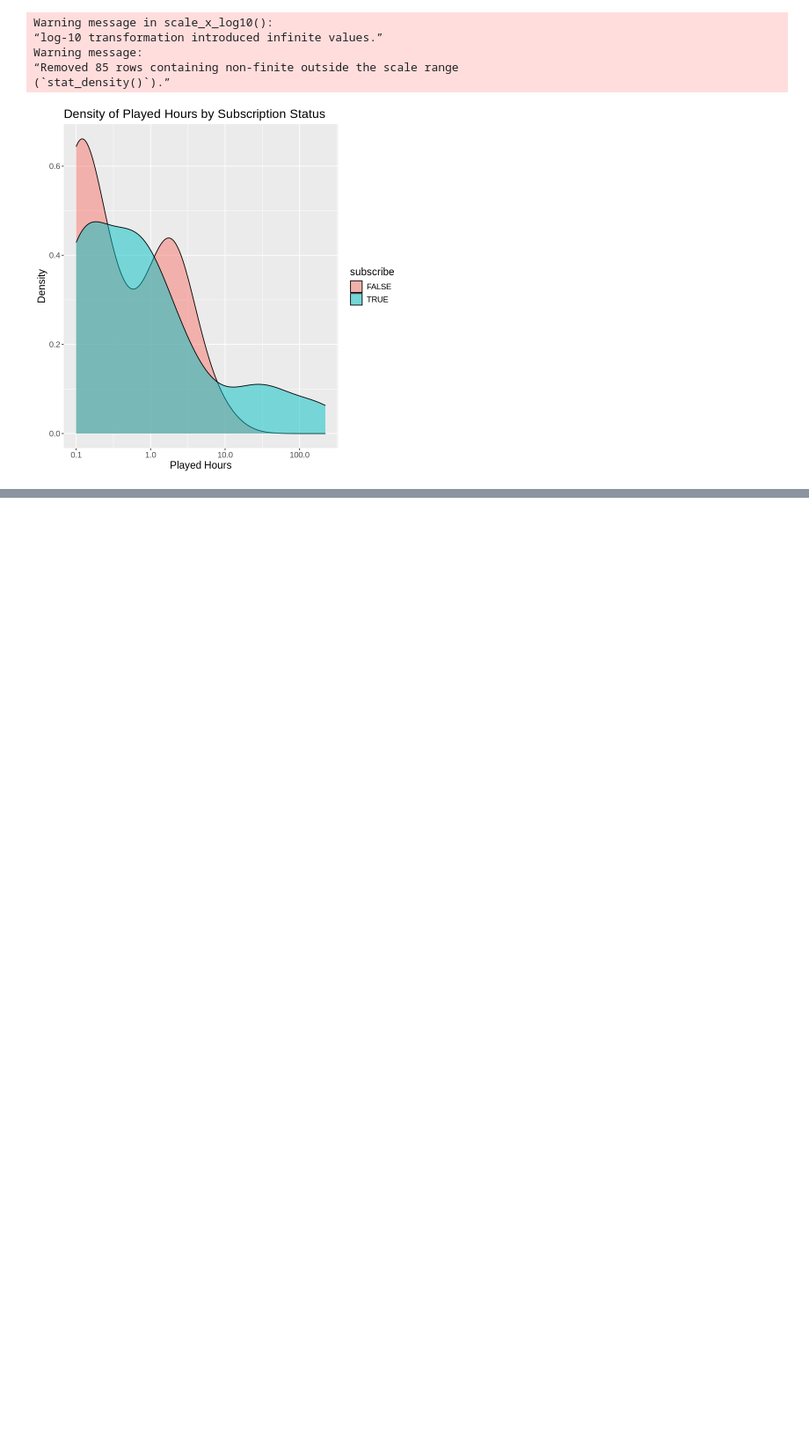
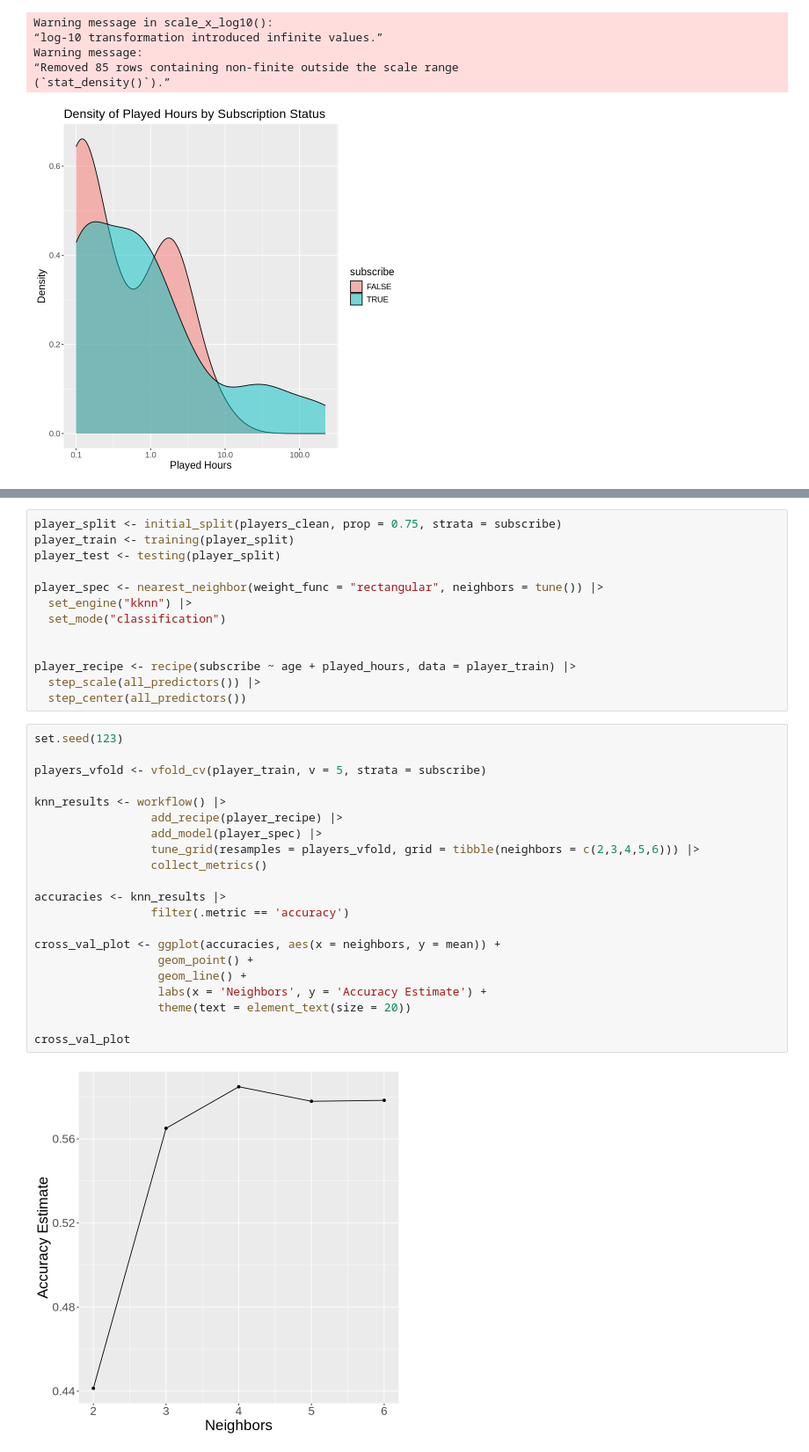
Before and after one commit to g-amadorz/dsci-project, a Jupyter notebook: Players_clean.ipynb, the cells around one changed output, grey strips where cells are left out. Shown at 88% size. Drawn from its saved outputs; the diff is of its cells as text; blank space fills up the shorter version.

```diff
--- a/Players_clean.ipynb
+++ b/Players_clean.ipynb
@@ -102,0 +119,36 @@ Warning message in scale_x_log10():
+# %%
+player_split <- initial_split(players_clean, prop = 0.75, strata = subscribe)
+player_train <- training(player_split)
+player_test <- testing(player_split)
+
+player_spec <- nearest_neighbor(weight_func = "rectangular", neighbors = tune()) |>
+  set_engine("kknn") |>
+  set_mode("classification")
+
+
+player_recipe <- recipe(subscribe ~ age + played_hours, data = player_train) |>
+  step_scale(all_predictors()) |>
+  step_center(all_predictors())
+# %%
+set.seed(123)
+
+players_vfold <- vfold_cv(player_train, v = 5, strata = subscribe)
+
+knn_results <- workflow() |>
+                 add_recipe(player_recipe) |>
+                 add_model(player_spec) |>
+                 tune_grid(resamples = players_vfold, grid = tibble(neighbors = c(2,3,4,5,6))) |>
+                 collect_metrics()
+
+accuracies <- knn_results |>
+                 filter(.metric == 'accuracy')
+
+cross_val_plot <- ggplot(accuracies, aes(x = neighbors, y = mean)) +
+                  geom_point() +
+                  geom_line() +
+                  labs(x = 'Neighbors', y = 'Accuracy Estimate') +
+                  theme(text = element_text(size = 20))
+
+cross_val_plot
+# %% [output]
+[figure, added]
```
Also changed, not shown: parts of 8 cells of this notebook.
